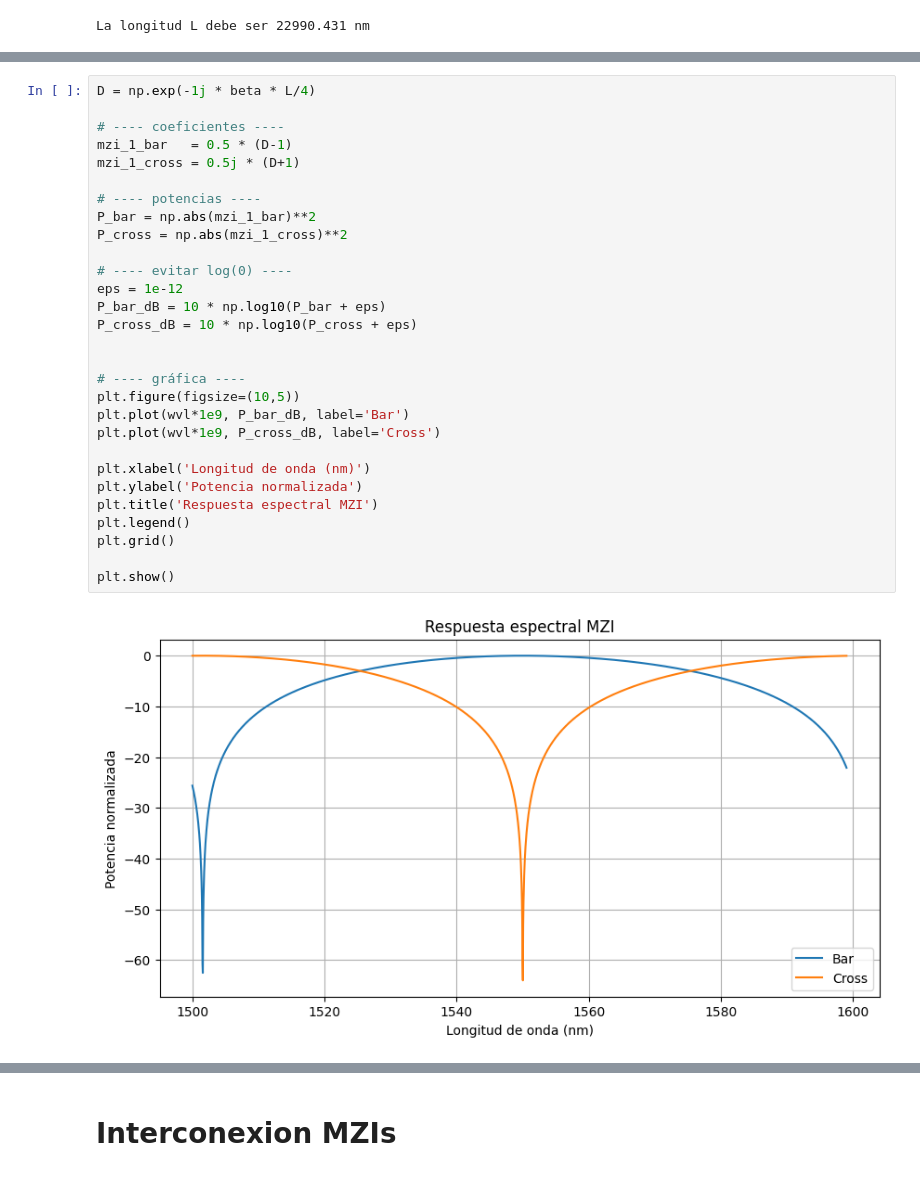
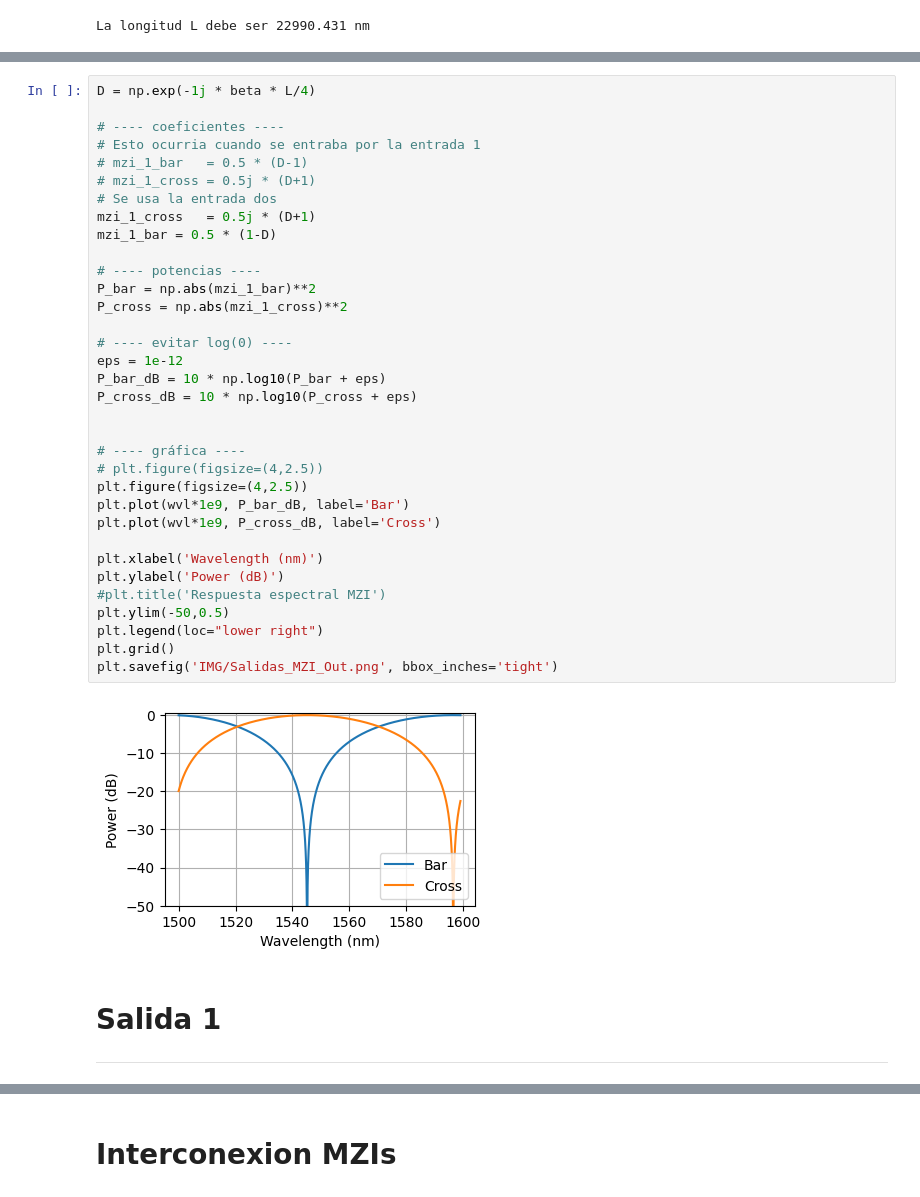
Before and after one commit to niospinamev2/Topic-6-WDM-Cascaded-MZIs, a Jupyter notebook: Graficas.ipynb, the cells around one changed output, grey strips where cells are left out. Drawn from its saved outputs; the diff is of its cells as text.

```diff
--- a/Graficas.ipynb
+++ b/Graficas.ipynb
@@ -241,31 +251,39 @@ plt.show()
 # %%
 D = np.exp(-1j * beta * L/4)
 
 # ---- coeficientes ----
-mzi_1_bar   = 0.5 * (D-1)
-mzi_1_cross = 0.5j * (D+1)
+# Esto ocurria cuando se entraba por la entrada 1
+# mzi_1_bar   = 0.5 * (D-1)
+# mzi_1_cross = 0.5j * (D+1)
+# Se usa la entrada dos
+mzi_1_cross   = 0.5j * (D+1)
+mzi_1_bar = 0.5 * (1-D)
 
 # ---- potencias ----
 P_bar = np.abs(mzi_1_bar)**2
 P_cross = np.abs(mzi_1_cross)**2
 
 # ---- evitar log(0) ----
 eps = 1e-12
 P_bar_dB = 10 * np.log10(P_bar + eps)
 P_cross_dB = 10 * np.log10(P_cross + eps)
 
 
 # ---- gráfica ----
-plt.figure(figsize=(10,5))
+# plt.figure(figsize=(4,2.5))
+plt.figure(figsize=(4,2.5))
 plt.plot(wvl*1e9, P_bar_dB, label='Bar')
 plt.plot(wvl*1e9, P_cross_dB, label='Cross')
 
-plt.xlabel('Longitud de onda (nm)')
-plt.ylabel('Potencia normalizada')
-plt.title('Respuesta espectral MZI')
-plt.legend()
+plt.xlabel('Wavelength (nm)')
+plt.ylabel('Power (dB)')
+#plt.title('Respuesta espectral MZI')
+plt.ylim(-50,0.5)
+plt.legend(loc="lower right")
 plt.grid()
-
-plt.show()
+plt.savefig('IMG/Salidas_MZI_Out.png', bbox_inches='tight')
 # %% [output]
-[figure, old version]
+[figure, new version]
+# %% [markdown]
+# Salida 1
+---
```
Also changed, not shown: parts of 10 cells of this notebook, 11 other files.
